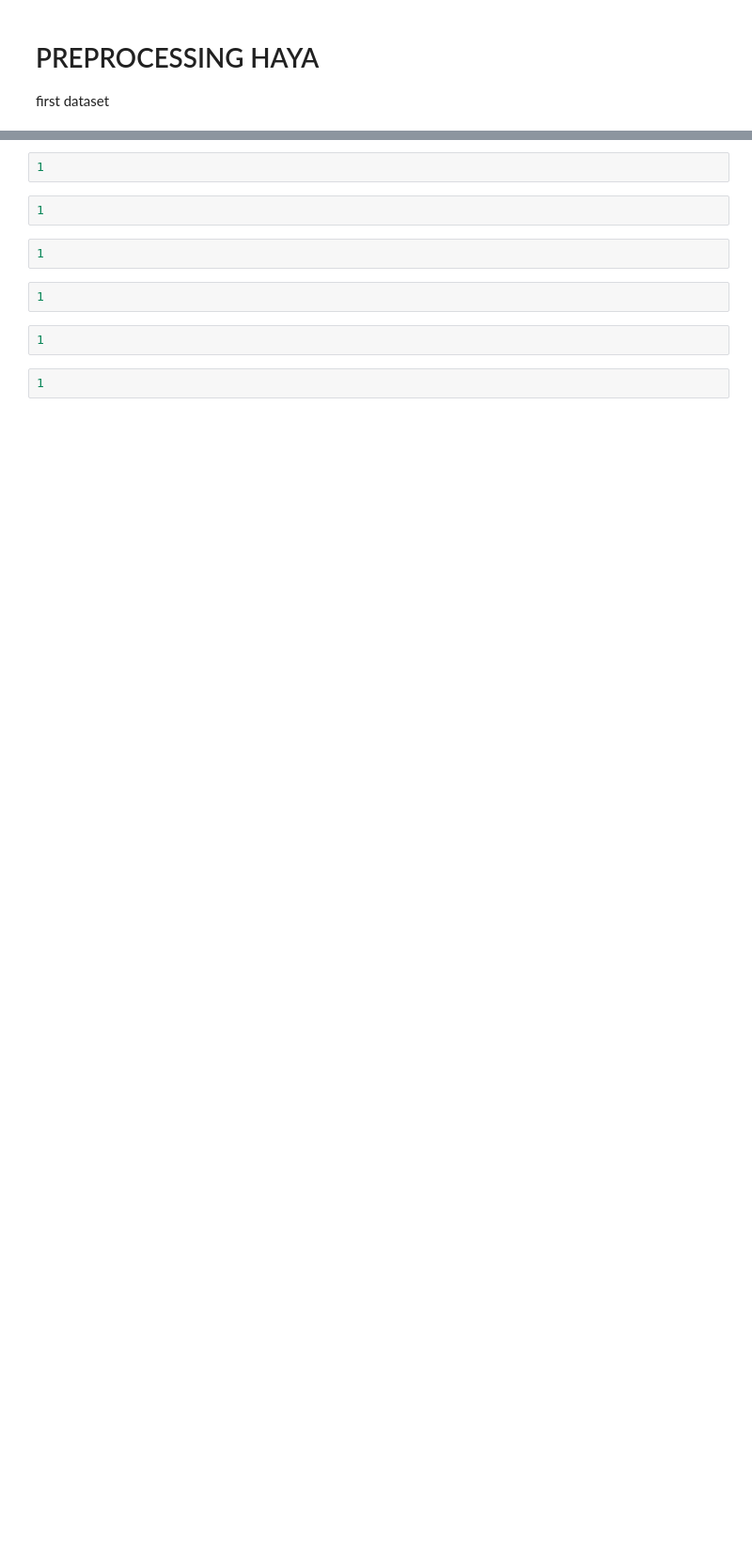
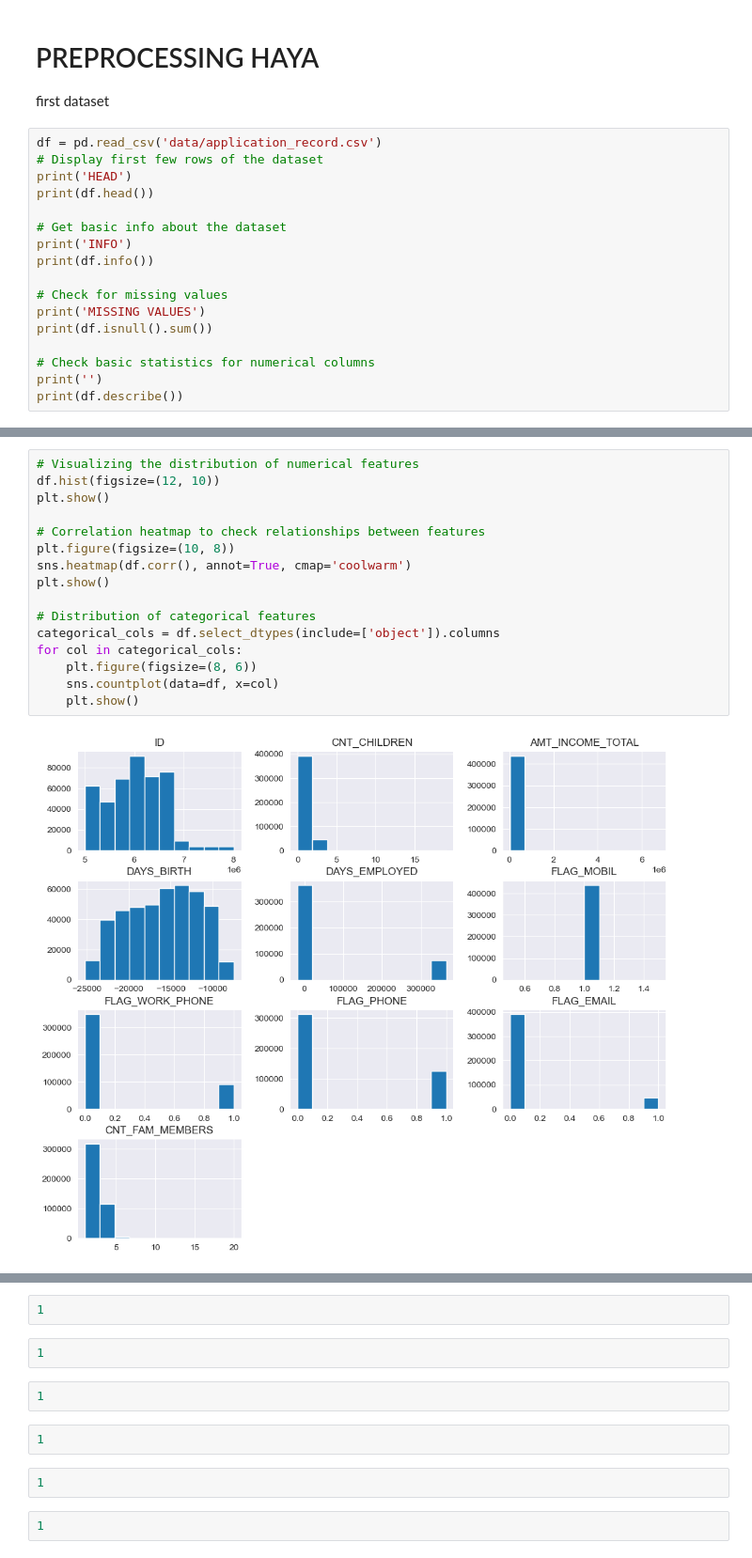
Before and after one commit to hayawalid/Credit-Card-Approval-Prediction, a Jupyter notebook: preprocessing.ipynb, the cells around one changed output, grey strips where cells are left out. Shown at 94% size. Drawn from its saved outputs; the diff is of its cells as text; blank space fills up the shorter version.

```diff
--- a/preprocessing.ipynb
+++ b/preprocessing.ipynb
@@ -9,3 +7,20 @@ ModuleNotFoundError: No module named 'pandas'
 # PREPROCESSING HAYA
 
 first dataset
+# %%
+df = pd.read_csv('data/application_record.csv')
+# Display first few rows of the dataset
+print('HEAD')
+print(df.head())
+
+# Get basic info about the dataset
+print('INFO')
+print(df.info())
+
+# Check for missing values
+print('MISSING VALUES')
+print(df.isnull().sum())
+
+# Check basic statistics for numerical columns
+print('')
+print(df.describe())
@@ -11,0 +45,18 @@ first dataset
+# %%
+# Visualizing the distribution of numerical features
+df.hist(figsize=(12, 10))
+plt.show()
+
+# Correlation heatmap to check relationships between features
+plt.figure(figsize=(10, 8))
+sns.heatmap(df.corr(), annot=True, cmap='coolwarm')
+plt.show()
+
+# Distribution of categorical features
+categorical_cols = df.select_dtypes(include=['object']).columns
+for col in categorical_cols:
+    plt.figure(figsize=(8, 6))
+    sns.countplot(data=df, x=col)
+    plt.show()
+# %% [output]
+[figure, added]
```
Also changed, not shown: parts of 6 cells of this notebook.
